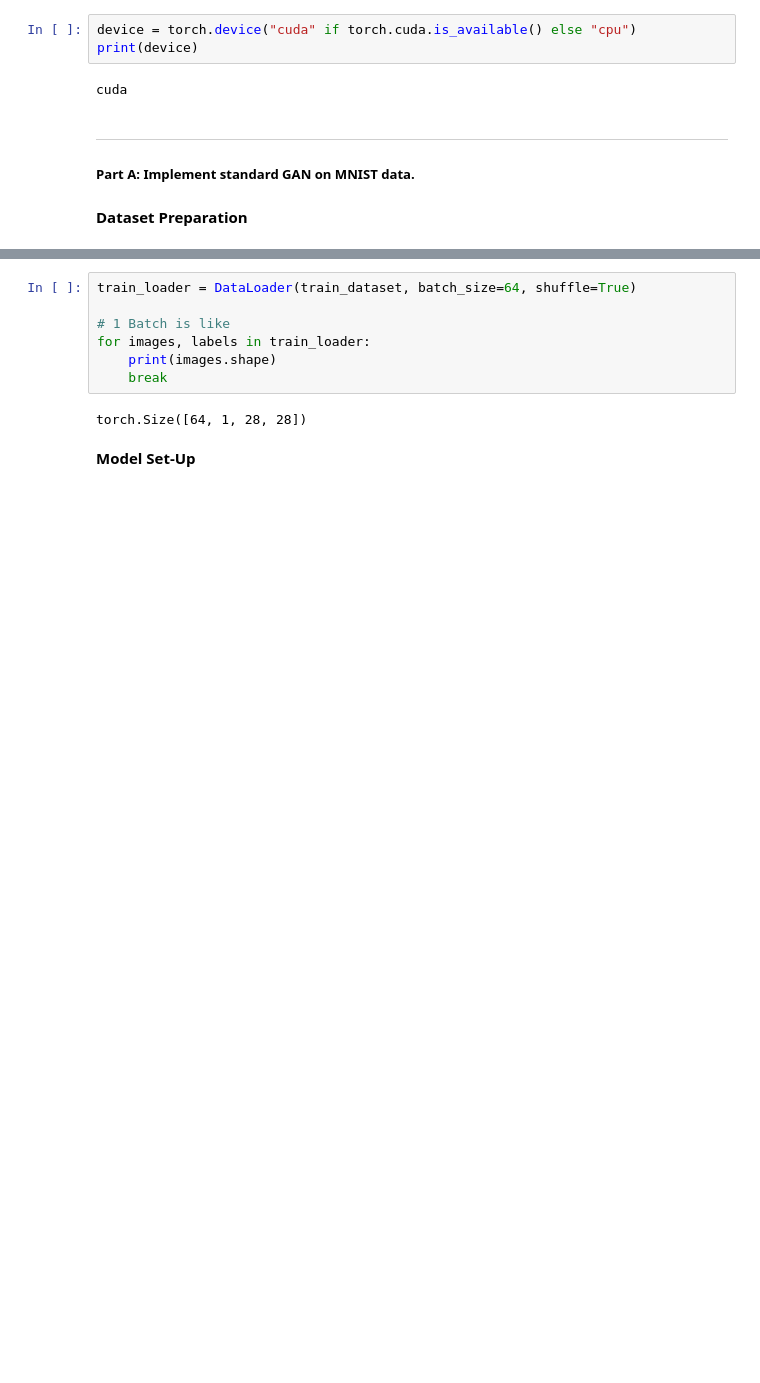
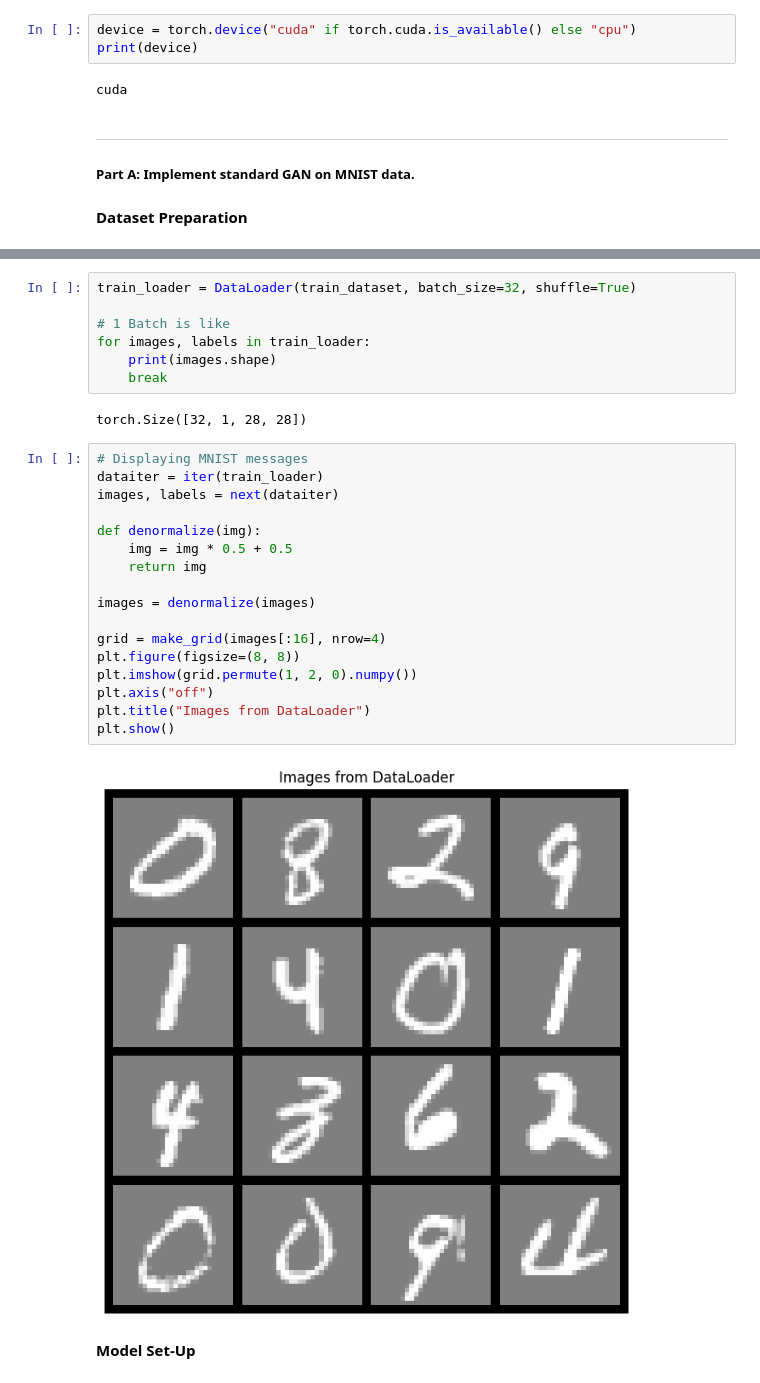
Before and after one commit to arora-riya/Generative-AI-Exercises, a Jupyter notebook: gan.ipynb, the cells around one changed output, grey strips where cells are left out. Cells and saved outputs as stored; diff of their text form; blank space fills up the shorter version.

Commit message:
completed standard gan on mnist

```diff
--- a/gan.ipynb
+++ b/gan.ipynb
@@ -81,12 +52,31 @@ Extracting ./data/MNIST/raw/t10k-labels-idx1-ubyte.gz to ./data/MNIST/raw
 # %%
-train_loader = DataLoader(train_dataset, batch_size=64, shuffle=True)
+train_loader = DataLoader(train_dataset, batch_size=32, shuffle=True)
 
 # 1 Batch is like
 for images, labels in train_loader:
     print(images.shape)
     break
 # %% [output]
-torch.Size([64, 1, 28, 28])
+torch.Size([32, 1, 28, 28])
+# %%
+# Displaying MNIST messages
+dataiter = iter(train_loader)
+images, labels = next(dataiter)
+
+def denormalize(img):
+    img = img * 0.5 + 0.5
+    return img
+
+images = denormalize(images)
+
+grid = make_grid(images[:16], nrow=4)
+plt.figure(figsize=(8, 8))
+plt.imshow(grid.permute(1, 2, 0).numpy())
+plt.axis("off")
+plt.title("Images from DataLoader")
+plt.show()
+# %% [output]
+[figure, added]
 # %% [markdown]
 **Model Set-Up**
 # %%
```
Also changed, not shown: parts of 16 cells of this notebook, 1 other file.
